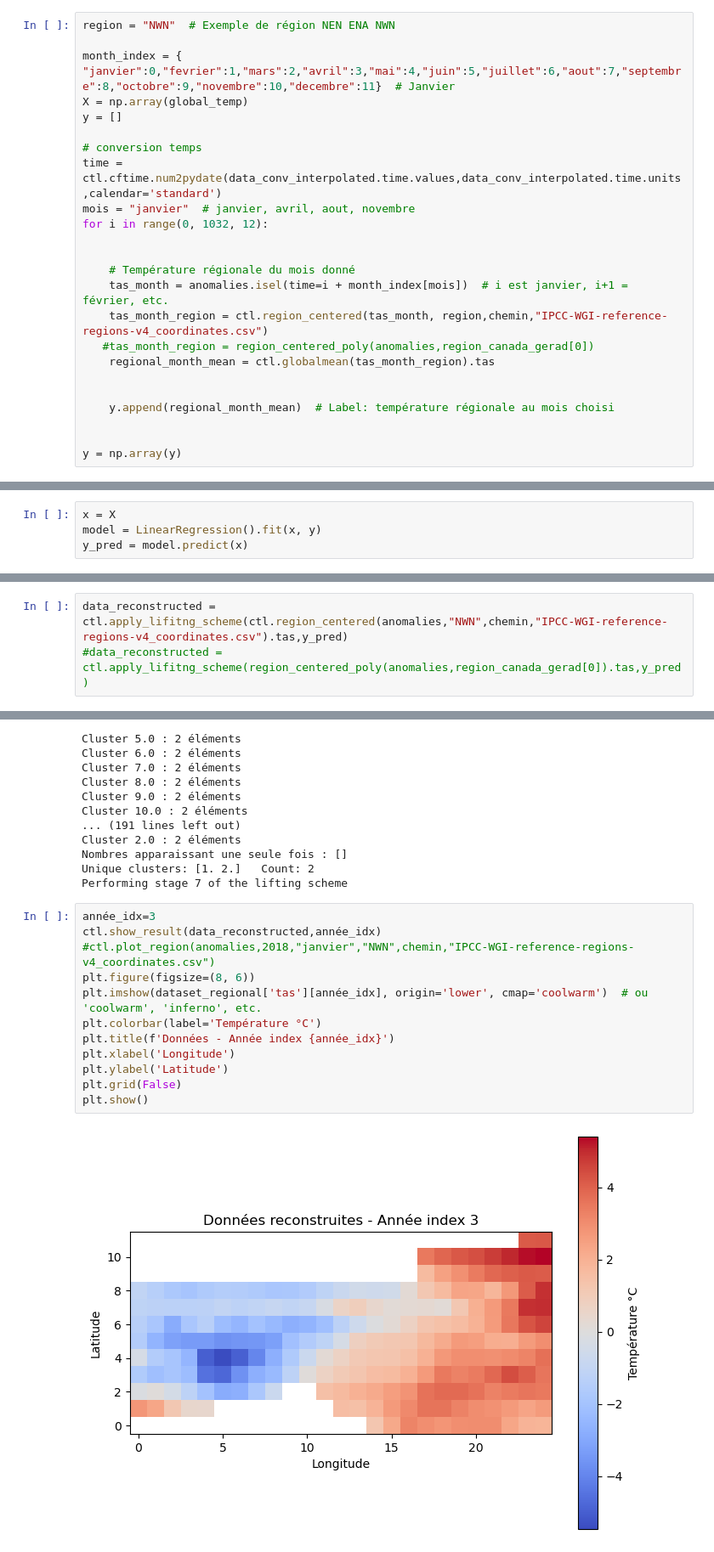
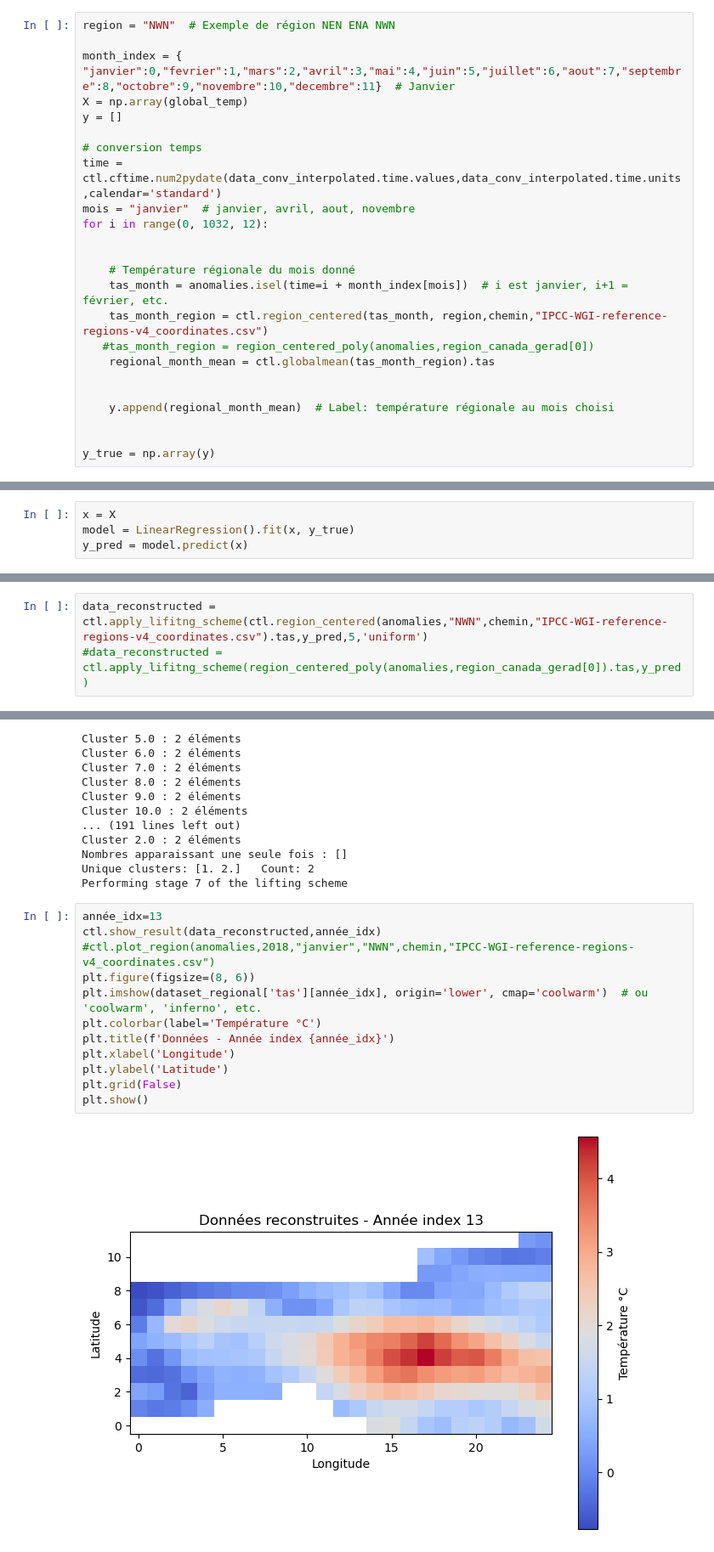
Before and after one commit to Userror05/MERCURY, a Jupyter notebook: emulator_tutorial.ipynb, the cells around one changed output, grey strips where cells are left out. Shown at 85% size. Saved outputs shown, nothing was run; the diff lists cells and outputs as text.

```diff
--- a/emulator_tutorial.ipynb
+++ b/emulator_tutorial.ipynb
@@ -147,7 +196,7 @@ for i in range(0, 1032, 12):
     y.append(regional_month_mean)  # Label: température régionale au mois choisi
 
 
-y = np.array(y)
+y_true = np.array(y)
 # %% [output]
 Fichier trouvé : True
 Fichier trouvé : True
@@ -167,7 +216,7 @@ X = np.array(X)
 X=X.reshape(-1, 1)
 # %%
 x = X
-model = LinearRegression().fit(x, y)
+model = LinearRegression().fit(x, y_true)
 y_pred = model.predict(x)
 # %%
 # 1. Données + régression
@@ -185,5 +236,5 @@ plt.show()
 # %%
-data_reconstructed = ctl.apply_lifitng_scheme(ctl.region_centered(anomalies,"NWN",chemin,"IPCC-WGI-reference-regions-v4_coordinates.csv").tas,y_pred)
+data_reconstructed = ctl.apply_lifitng_scheme(ctl.region_centered(anomalies,"NWN",chemin,"IPCC-WGI-reference-regions-v4_coordinates.csv").tas,y_pred,5,'uniform')
 #data_reconstructed = ctl.apply_lifitng_scheme(region_centered_poly(anomalies,region_canada_gerad[0]).tas,y_pred)
 # %% [output]
 Fichier trouvé : True
@@ -205,16 +256,16 @@ Nombres apparaissant une seule fois : []
 Unique clusters: [1. 2.]   Count: 2
 Performing stage 7 of the lifting scheme
 # %%
-année_idx=3
+année_idx=13
 ctl.show_result(data_reconstructed,année_idx)
 #ctl.plot_region(anomalies,2018,"janvier","NWN",chemin,"IPCC-WGI-reference-regions-v4_coordinates.csv")
 plt.figure(figsize=(8, 6))
 plt.imshow(dataset_regional['tas'][année_idx], origin='lower', cmap='coolwarm')  # ou 'coolwarm', 'inferno', etc.
 plt.colorbar(label='Température °C')
 plt.title(f'Données - Année index {année_idx}')
 plt.xlabel('Longitude')
 plt.ylabel('Latitude')
 plt.grid(False)
 plt.show()
 # %% [output]
-[figure, old version]
+[figure, new version]
```
Also changed, not shown: parts of 20 cells of this notebook.
